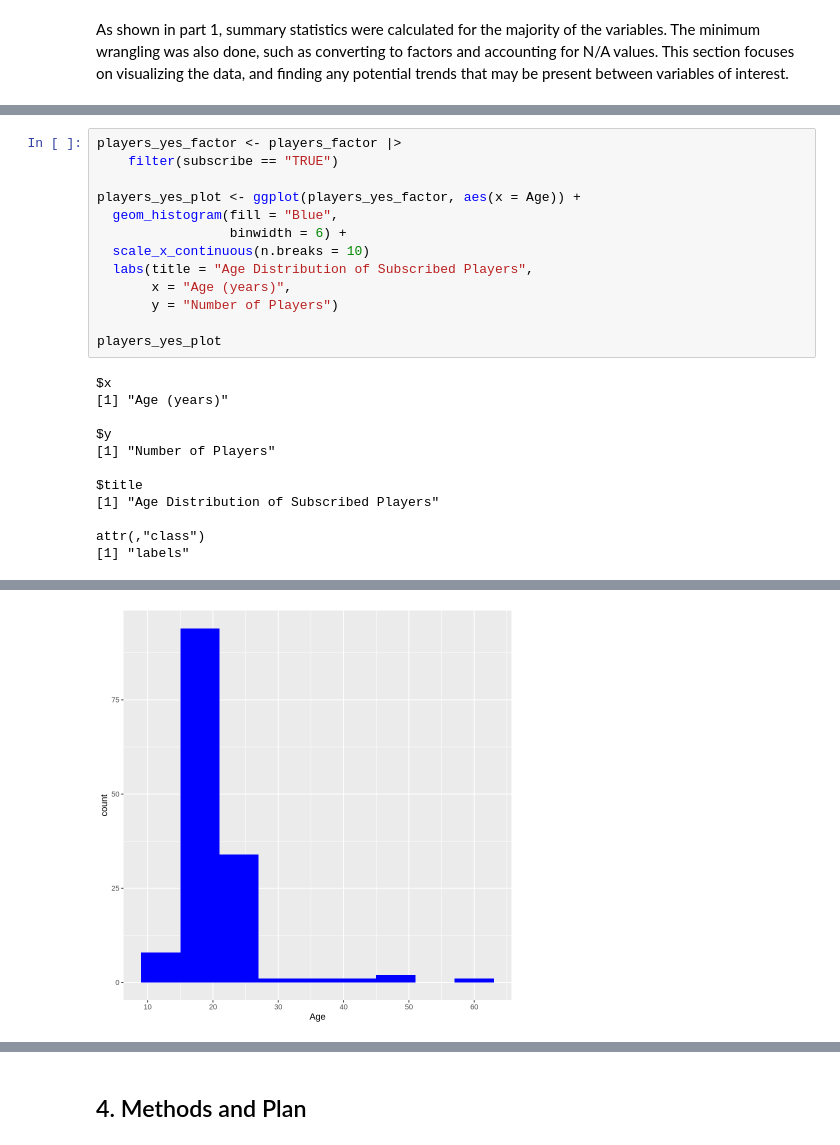
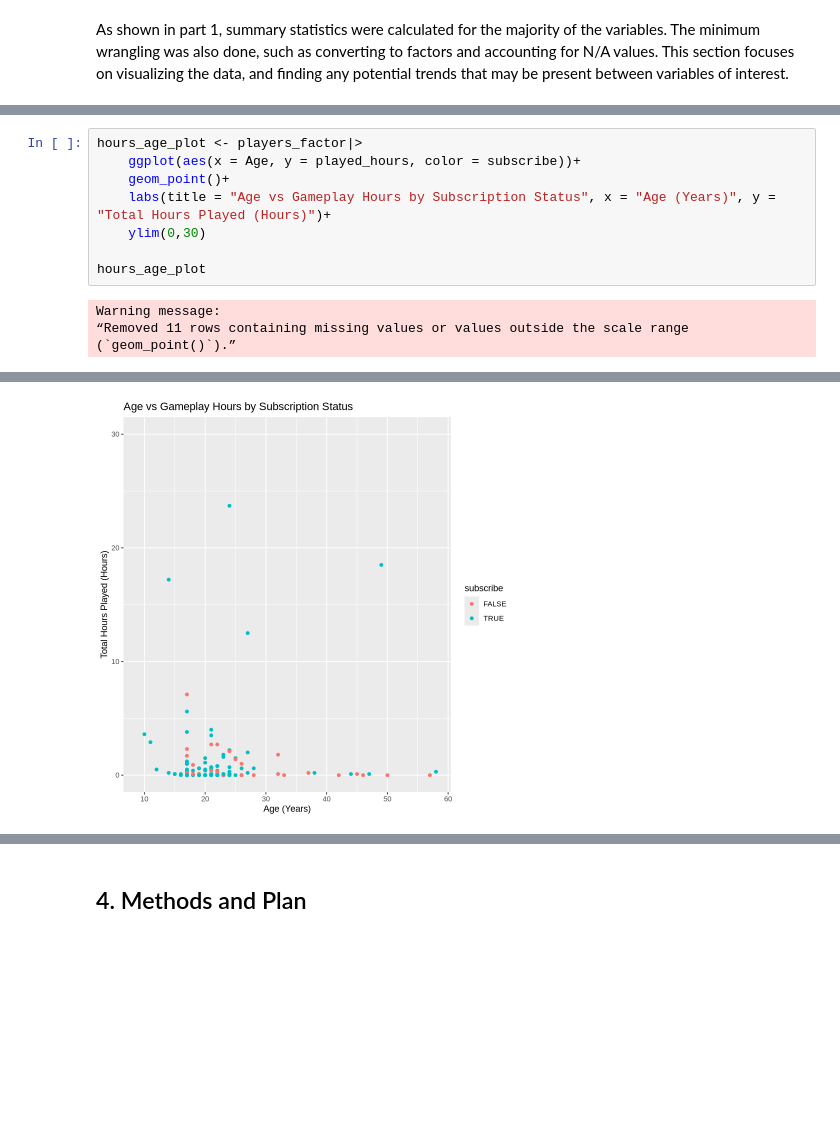
Before and after one commit to strikerjoseph734-glitch/individual_planning_project, a Jupyter notebook: planning_proposal.ipynb, the cells around one changed output, grey strips where cells are left out. Cells and saved outputs as stored; diff of their text form; blank space fills up the shorter version.

```diff
--- a/planning_proposal.ipynb
+++ b/planning_proposal.ipynb
@@ -253,25 +254,12 @@ Finally, a histogram will be made for the distribution of ages of people who are
 # %%
-players_yes_factor <- players_factor |>
-    filter(subscribe == "TRUE")
+hours_age_plot <- players_factor|>
+    ggplot(aes(x = Age, y = played_hours, color = subscribe))+
+    geom_point()+
+    labs(title = "Age vs Gameplay Hours by Subscription Status", x = "Age (Years)", y = "Total Hours Played (Hours)")+
+    ylim(0,30)
 
-players_yes_plot <- ggplot(players_yes_factor, aes(x = Age)) +
-  geom_histogram(fill = "Blue",
-                 binwidth = 6) +
-  scale_x_continuous(n.breaks = 10)
-  labs(title = "Age Distribution of Subscribed Players",
-       x = "Age (years)",
-       y = "Number of Players")
-
-players_yes_plot
+hours_age_plot
 # %% [output]
-$x
-[1] "Age (years)"
-
-$y
-[1] "Number of Players"
-
-$title
-[1] "Age Distribution of Subscribed Players"
-
-attr(,"class")
-[1] "labels"
+Warning message:
+“Removed 11 rows containing missing values or values outside the scale range
+(`geom_point()`).”
@@ -280,4 +266,4 @@ Warning message:
-[figure, old version]
+[figure, new version]
 # %% [markdown]
 Based on our surface level plots, we can note some interesting trends.
 
```
Also changed, not shown: parts of 11 cells of this notebook.
